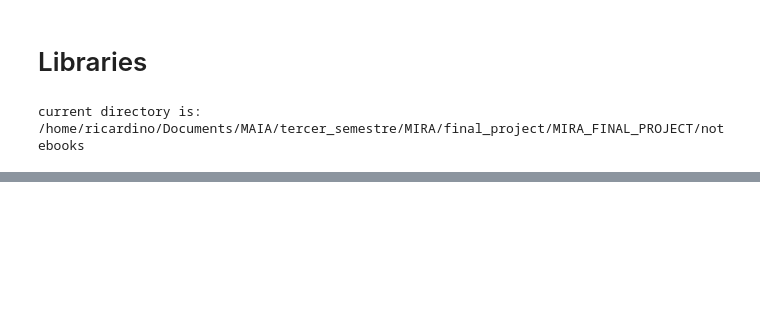
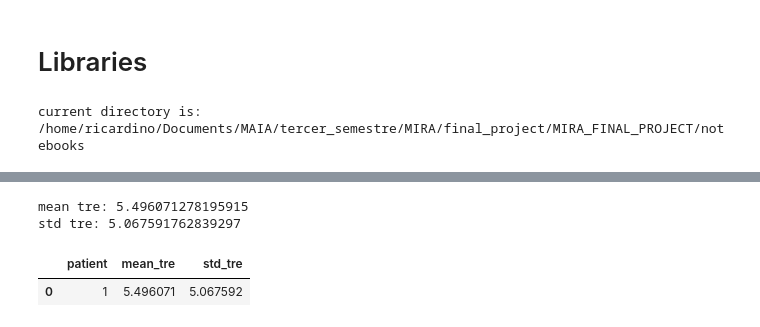
Before and after one commit to cansuyalcinn/lung-ct-registration, a Jupyter notebook: notebooks/simple_registration.ipynb, the cells around one changed output, grey strips where cells are left out. Cells and saved outputs as stored; diff of their text form; code cells hidden in the pictures; blank space fills up the shorter version.

Commit message:
added patient object and made a simple registration pipeline

```diff
--- a/notebooks/simple_registration.ipynb
+++ b/notebooks/simple_registration.ipynb
@@ -50 +83,19 @@ def image_registration(fixed_image, moving_image):
+# %%
+def read_outputpoints(points_path):
+    """Read the outputpoints.txt file and return the coordinates of the points
+
+        args:
+            points_path (str): path to the outputpoints.txt file
+        returns:
+            numpy array: array with the coordinates of the points
+    """
+    df = pd.read_csv(points_path, sep="\t", header=None)
+    #get column 5 (where the output points are)
+    outpoints = df.iloc[:, 5]
+    #remove text to keep just x y z coordinates
+    outpoints = outpoints.str.replace('; OutputPoint = \[ ', '', regex=True)
+    outpoints = outpoints.str.replace(' \]', '', regex=True)
+    #transform to numpy the series with the coordinates separated by \tab
+    outpoints = outpoints.str.split(' ', expand=True).to_numpy(dtype=float)
+    return abs(outpoints) #absolute value because the z coordinates are negative (we inverted the axis for visualization)
 # %% [markdown]
@@ -72,0 +180,14 @@ array([[[-2000, -2000, -2000, ..., -2000, -2000, -2000],
+# %%
+#read txt file with transformed points
+points_path = repo_path / f'data/transformed_keypoints/outputpoints_pat{pat.pat_num}_trans-default.txt'
+outpoints = read_outputpoints(points_path)
+exhale_points = pat.get_landmark('e')
+tre = utils.calculate_tre(outpoints, exhale_points)
+#mean and std of tre
+print(f'mean tre: {np.mean(tre)}')
+print(f'std tre: {np.std(tre)}')
+# %% [output]
+mean tre: 5.496071278195915
+std tre: 5.067591762839297
+|  | patient | mean_tre | std_tre |
+| 0 | 1 | 5.496071 | 5.067592 |
```
Also changed, not shown: parts of 15 cells of this notebook, 11 other files.
